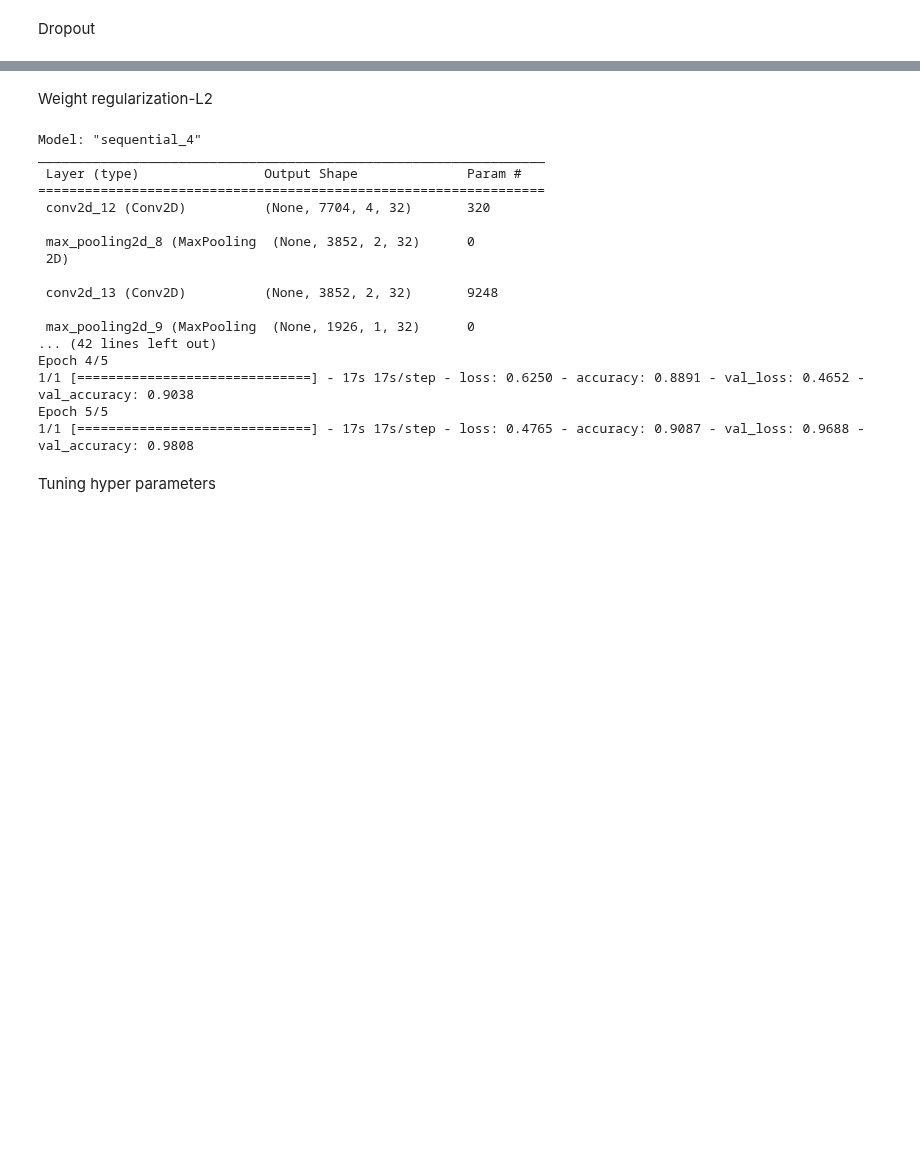
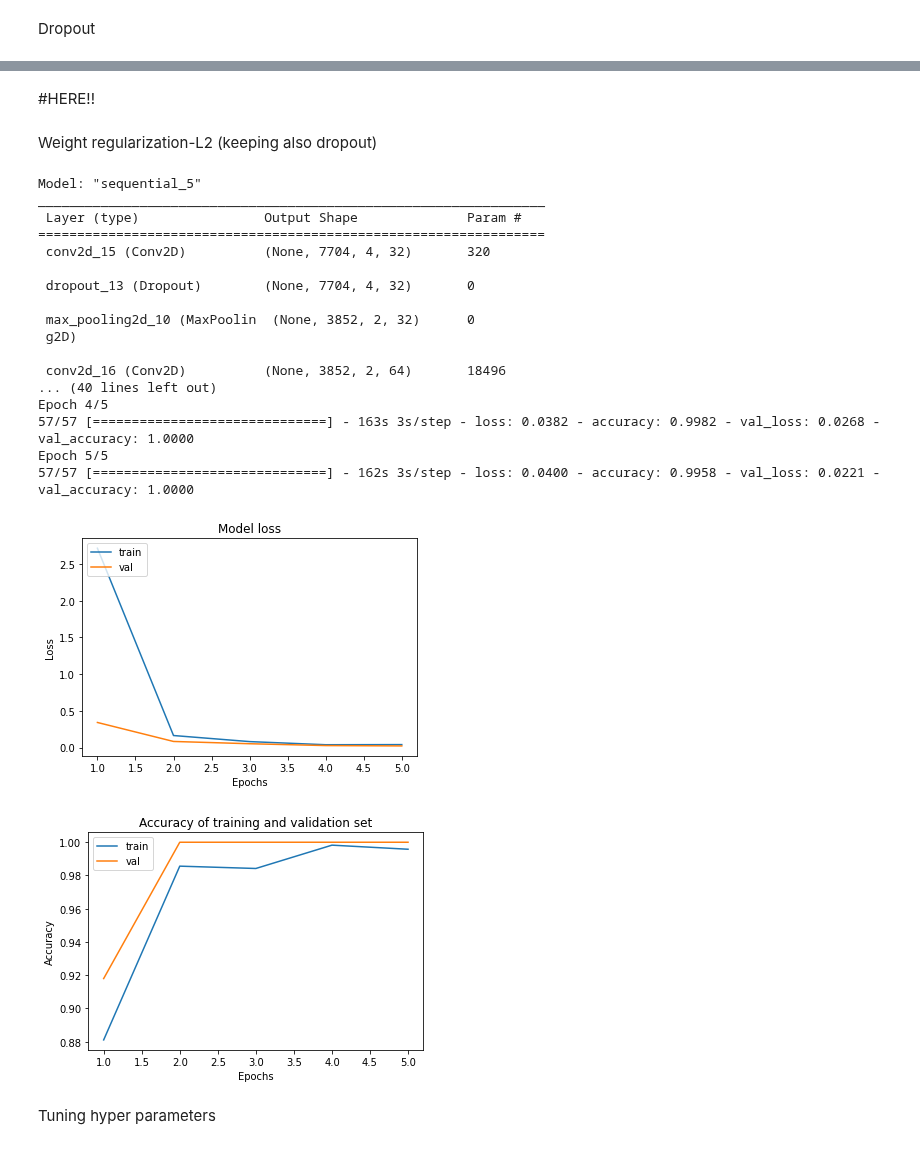
Before and after one commit to Gab2697/Human-Activity-Recognition, a Jupyter notebook: Test_Baseline.ipynb, the cells around one changed output, grey strips where cells are left out. Saved outputs shown, nothing was run; the diff lists cells and outputs as text; code cells hidden in the pictures; blank space fills up the shorter version.

```diff
--- a/Test_Baseline.ipynb
+++ b/Test_Baseline.ipynb
@@ -36,0 +29,10 @@ TT=T
+# %%
+#T13,T14,T15,T16,T17,T18,T19,T21,T22,T23,T25,T26,T27,T28
+TTT=open_pickle('/content/drive/MyDrive/Gab/Variables_saved/TTT.pickle')
+#T3,T4,T5,T7,T8,T9,T10,T11,T12,T20,T24
+T=open_pickle('/content/drive/MyDrive/Gab/Variables_saved/TT.pickle')
+
+#bring all into one
+TT = tf.concat([T,TTT], axis=1)
+
+TT.shape
@@ -334,16 +322,21 @@ Epoch 5/5
+# %% [markdown]
+#HERE!!
 # %% [markdown]
-Weight regularization-L2
+Weight regularization-L2 (keeping also dropout)
 # %%
 from keras import regularizers
 
 model = models.Sequential()
 #filter size: 32, kenel of 3x3, input shape without the batch_size (one trial), padding= with zero padding
 model.add(layers.Conv2D(32, (3, 3), kernel_regularizer=regularizers.l2(0.001), activation='relu', input_shape=(7704,4,1),padding='same'))
+model.add(layers.Dropout(0.5))
 model.add(layers.MaxPooling2D((2, 2)))
-model.add(layers.Conv2D(32, (3, 3), kernel_regularizer=regularizers.l2(0.001),activation='relu',padding='same'))
-model.add(layers.MaxPooling2D((2, 2)))
+# model.add(layers.Conv2D(32, (3, 3), kernel_regularizer=regularizers.l2(0.001),activation='relu',padding='same'))
+# model.add(layers.Dropout(0.5))
+# model.add(layers.MaxPooling2D((2, 2)))
 
 model.add(layers.Conv2D(64, (3, 3), kernel_regularizer=regularizers.l2(0.001), activation='relu',padding='same'))
+model.add(layers.Dropout(0.5))
 model.summary()
 
 
@@ -355,25 +348,50 @@ model.summary()
 
 # testing CNN model
 model.compile(optimizer='rmsprop', loss='binary_crossentropy', metrics=['accuracy'])
-history= model.fit(X_train, label_train, epochs=5, batch_size=num_trials,validation_split=0.1)
+history= model.fit(X_train, label_train, epochs=5, batch_size=50,validation_split=0.1)
 # %% [output]
-Model: "sequential_4"
+Model: "sequential_5"
 _________________________________________________________________
  Layer (type)                Output Shape              Param #
 =================================================================
- conv2d_12 (Conv2D)          (None, 7704, 4, 32)       320
+ conv2d_15 (Conv2D)          (None, 7704, 4, 32)       320
 
- max_pooling2d_8 (MaxPooling  (None, 3852, 2, 32)      0
- 2D)
+ dropout_13 (Dropout)        (None, 7704, 4, 32)       0
 
- conv2d_13 (Conv2D)          (None, 3852, 2, 32)       9248
+ max_pooling2d_10 (MaxPoolin  (None, 3852, 2, 32)      0
+ g2D)
 
- max_pooling2d_9 (MaxPooling  (None, 1926, 1, 32)      0
-... (42 lines left out)
+ conv2d_16 (Conv2D)          (None, 3852, 2, 64)       18496
+... (40 lines left out)
 Epoch 4/5
-1/1 [==============================] - 17s 17s/step - loss: 0.6250 - accuracy: 0.8891 - val_loss: 0.4652 - val_accuracy: 0.9038
+57/57 [==============================] - 163s 3s/step - loss: 0.0382 - accuracy: 0.9982 - val_loss: 0.0268 - val_accuracy: 1.0000
 Epoch 5/5
-1/1 [==============================] - 17s 17s/step - loss: 0.4765 - accuracy: 0.9087 - val_loss: 0.9688 - val_accuracy: 0.9808
+57/57 [==============================] - 162s 3s/step - loss: 0.0400 - accuracy: 0.9958 - val_loss: 0.0221 - val_accuracy: 1.0000
+# %%
+#plot train/validation loss and train/validation accuracy
+history_dict = history.history
+loss_values=history_dict['loss']
+epochs = range(1, len(loss_values) + 1)
+plt.plot(epochs,history_dict['loss'])
+plt.plot(epochs, history_dict['val_loss'])
+plt.title('Model loss')
+plt.ylabel('Loss')
+plt.xlabel('Epochs')
+plt.legend(['train', 'val'], loc='upper left')
+plt.show()
+
+accuracy_values = history_dict['accuracy']
+val_accuracy= history_dict['val_accuracy']
+plt.plot(epochs, accuracy_values)
+plt.plot(epochs, val_accuracy)
+plt.title('Accuracy of training and validation set')
+plt.xlabel('Epochs')
+plt.ylabel('Accuracy')
+plt.legend(['train', 'val'], loc='upper left')
+plt.show()
+# %% [output]
+[figure, added]
+[figure, added]
 # %% [markdown]
 Tuning hyper parameters
 # %%
```
Also changed, not shown: parts of 9 cells of this notebook.
